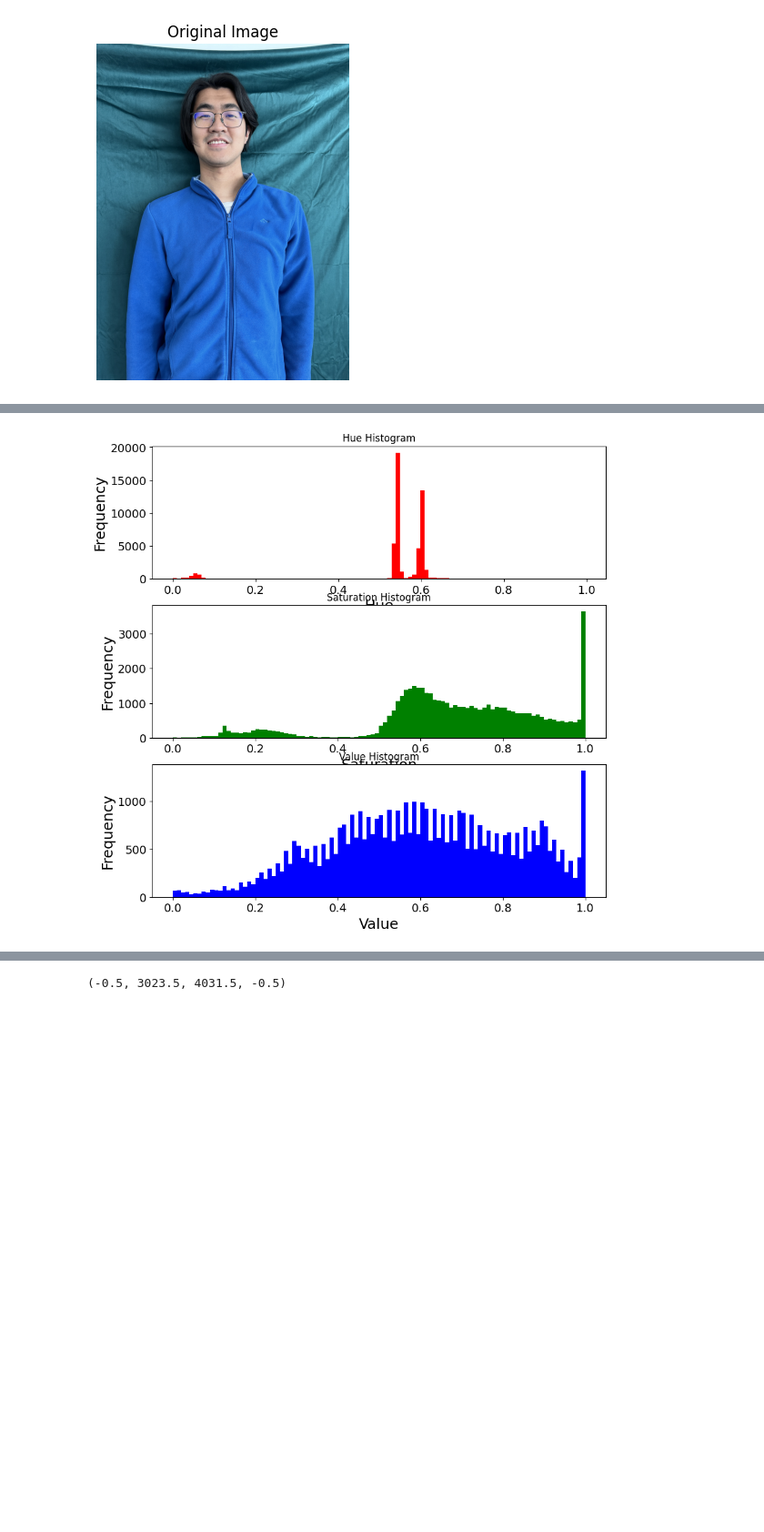
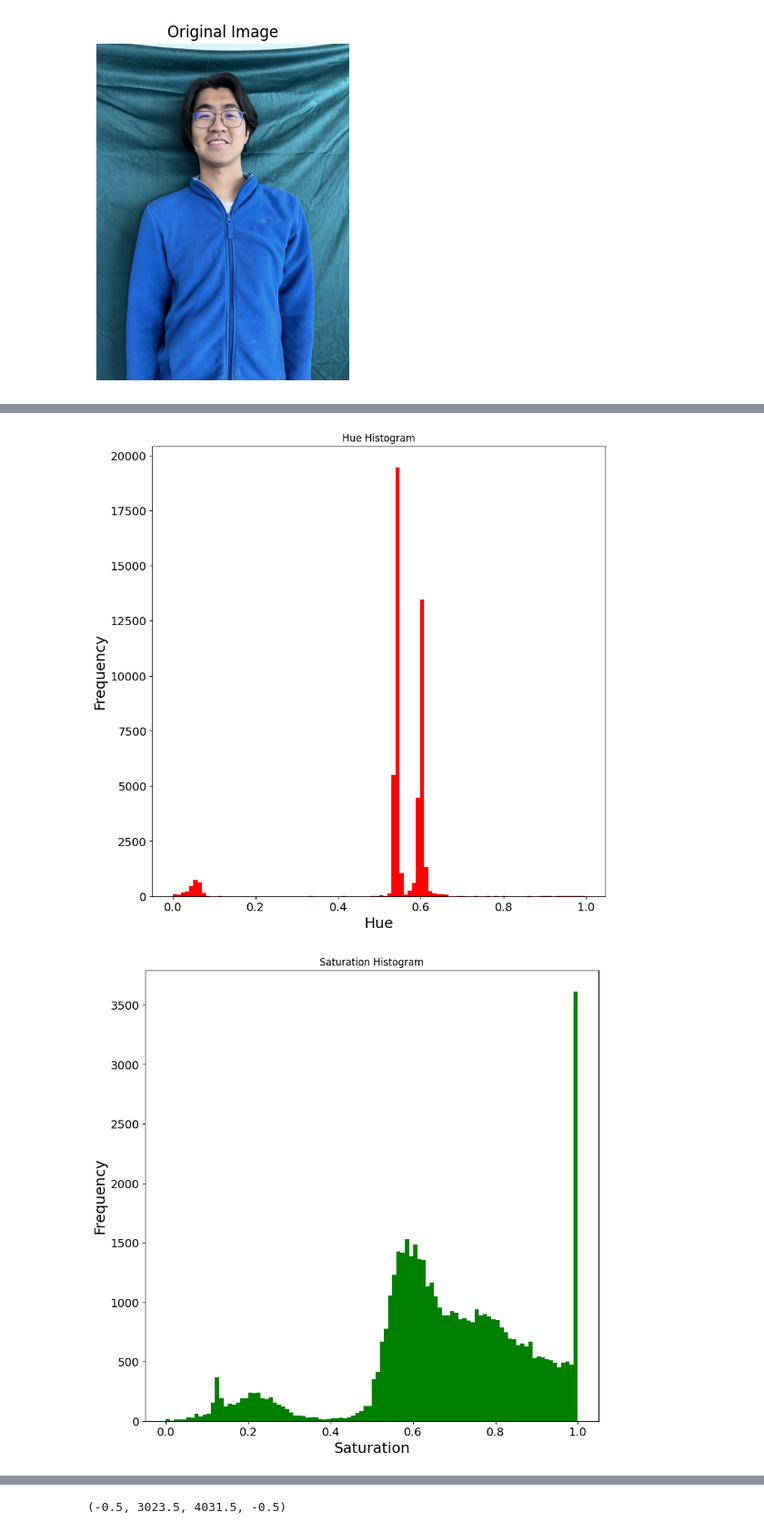
Before and after one commit to Matty-7/CS302-ComputerVision, a Jupyter notebook: CV_HW_3/Homework_3.ipynb, the cells around one changed output, grey strips where cells are left out. Shown at 91% size. Cells and saved outputs as stored; diff of their text form; code cells hidden in the pictures; blank space fills up the shorter version.

```diff
--- a/CV_HW_3/Homework_3.ipynb
+++ b/CV_HW_3/Homework_3.ipynb
@@ -135,21 +151,24 @@ plt.show()
 # %%
-fig, axes = plt.subplots(3, 1, figsize=(10, 10))
+plt.figure(figsize=(10, 10))
+plt.hist(h_sampled, bins=100, color='red')
+plt.xlabel('Hue')
+plt.ylabel('Frequency')
+plt.title('Hue Histogram')
+plt.show()
 
-axes[0].hist(h_sampled, bins=100, color='red')
-axes[0].set_xlabel('Hue')
-axes[0].set_ylabel('Frequency')
-axes[0].set_title('Hue Histogram')
+plt.figure(figsize=(10, 10))
+plt.hist(s_sampled, bins=100, color='green')
+plt.xlabel('Saturation')
+plt.ylabel('Frequency')
+plt.title('Saturation Histogram')
+plt.show()
 
-axes[1].hist(s_sampled, bins=100, color='green')
-axes[1].set_xlabel('Saturation')
-axes[1].set_ylabel('Frequency')
-axes[1].set_title('Saturation Histogram')
-
-axes[2].hist(v_sampled, bins=100, color='blue')
-axes[2].set_xlabel('Value')
-axes[2].set_ylabel('Frequency')
-axes[2].set_title('Value Histogram')
-
+plt.figure(figsize=(10, 10))
+plt.hist(v_sampled, bins=100, color='blue')
+plt.xlabel('Value')
+plt.ylabel('Frequency')
+plt.title('Value Histogram')
 plt.show()
 # %% [output]
-[figure, old version]
+[figure, new version]
+[figure, added]
```
Also changed, not shown: parts of 7 cells of this notebook, 4 other files.
